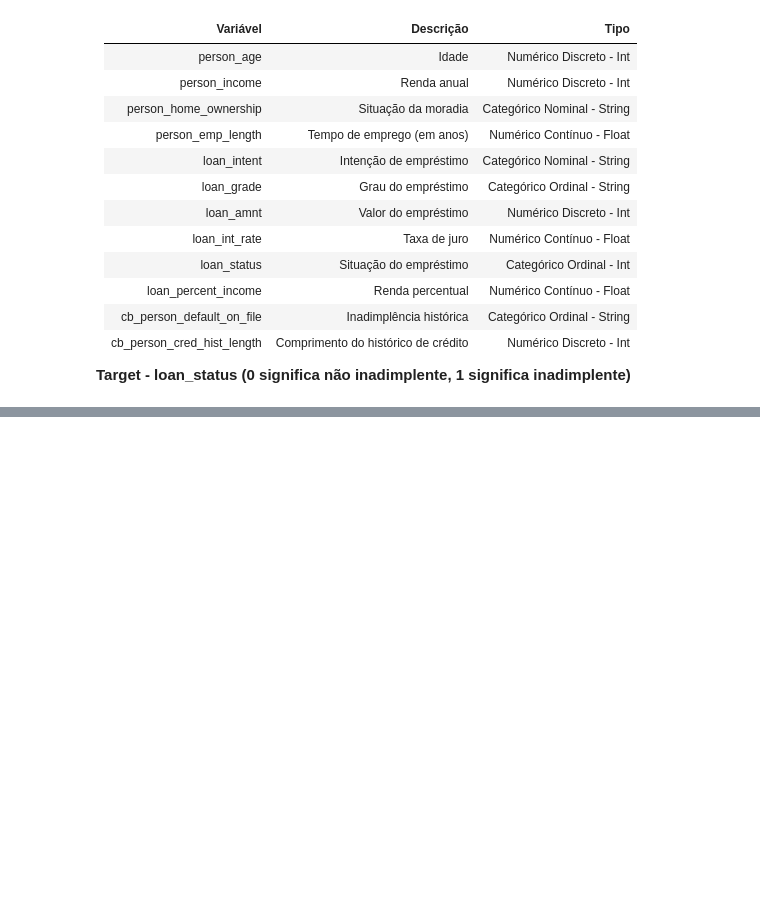
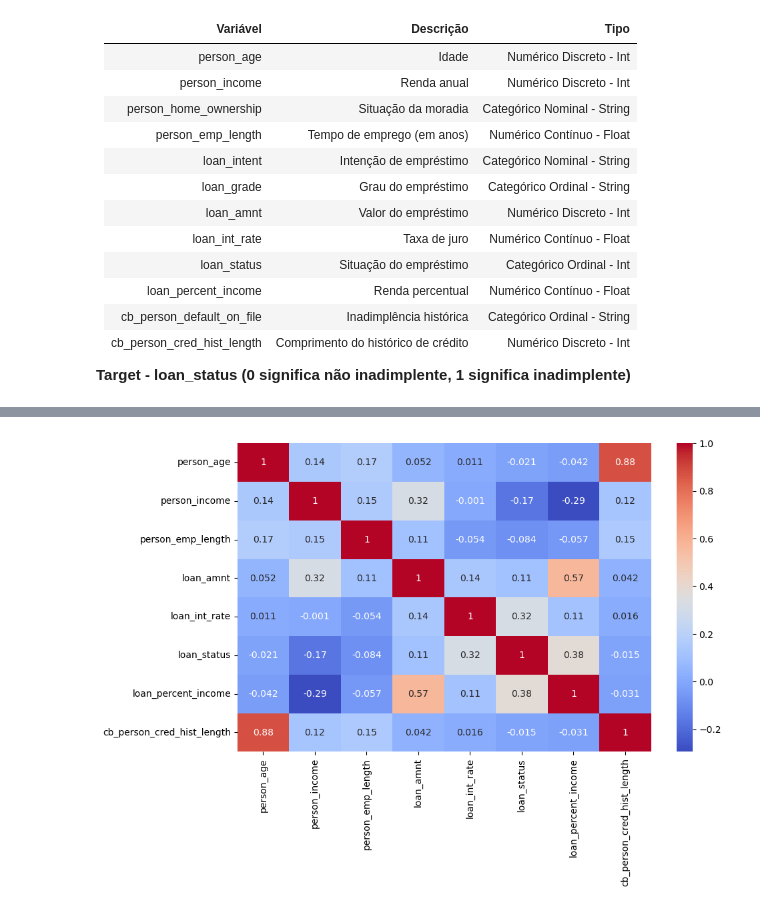
Before and after one commit to Joao-gui/ChatbotCredito, a Jupyter notebook: notebooks/01_eda.ipynb, the cells around one changed output, grey strips where cells are left out. Drawn from its saved outputs; the diff is of its cells as text; code cells hidden in the pictures; blank space fills up the shorter version.

```diff
--- a/notebooks/01_eda.ipynb
+++ b/notebooks/01_eda.ipynb
@@ -204,0 +240,4 @@ Name: count, dtype: int64
+# %%
+# Removendo outliers, person_age acimas de 100 anos e person_emp_length acima de 80 anos
+df = df[df['person_age'] <= 100]
+df = df[df['person_emp_length'] <= 80]
@@ -204,0 +283,4 @@ Name: count, dtype: int64
+# %%
+# 1 - Separando as variáveis numéricas
+num_cols = df.select_dtypes(include=['int64', 'float64']).columns
+print(num_cols)
@@ -204,0 +305,7 @@ Name: count, dtype: int64
+# %%
+# 3 - Heatmap
+plt.figure(figsize=(10,6))
+sns.heatmap(df[num_cols].corr(), annot=True, cmap='coolwarm')
+plt.show()
+# %% [output]
+[figure, added]
```
Also changed, not shown: parts of 57 cells of this notebook, 11 other files.
